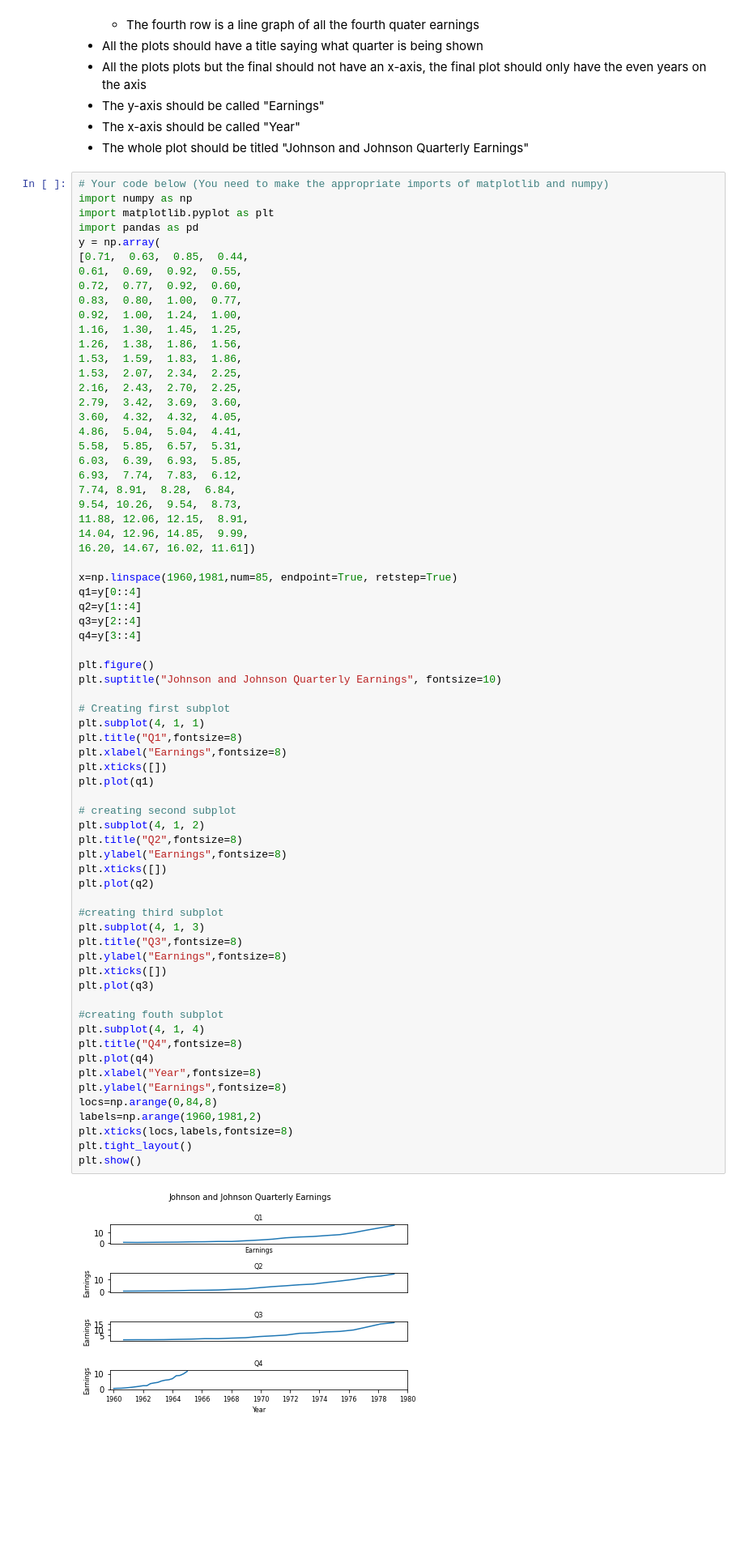
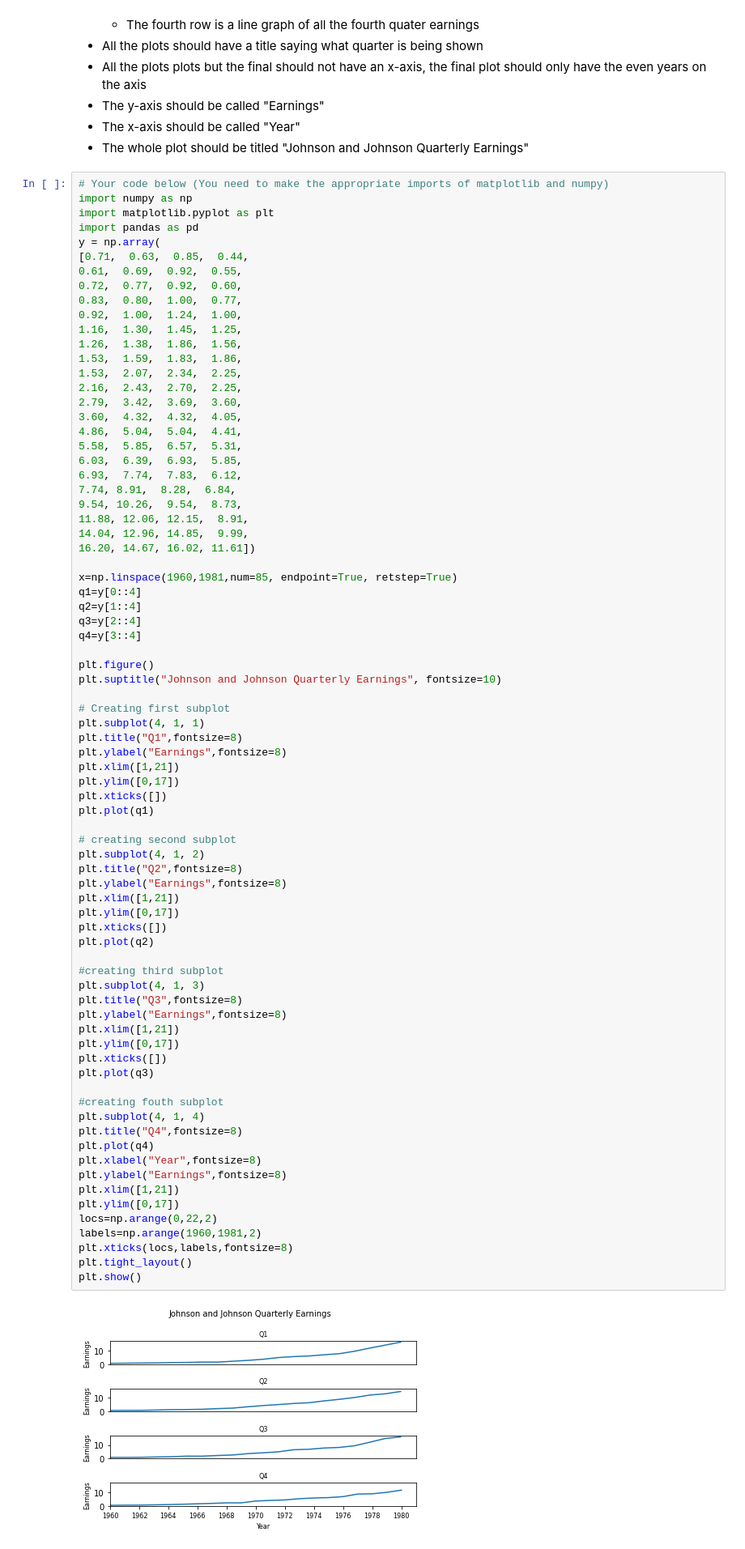
Before and after one commit to Vurimindi2021/ds-precourse-faceting, a Jupyter notebook: notebooks/faceting.ipynb, the cells around one changed output. Shown at 81% size. Drawn from its saved outputs; the diff is of its cells as text; blank space fills up the shorter version.

Commit message:
This is a new commit after making changes to Xlim & Ylim

```diff
--- a/notebooks/faceting.ipynb
+++ b/notebooks/faceting.ipynb
@@ -93,37 +93,45 @@ plt.suptitle("Johnson and Johnson Quarterly Earnings", fontsize=10)
 # Creating first subplot
 plt.subplot(4, 1, 1)
 plt.title("Q1",fontsize=8)
-plt.xlabel("Earnings",fontsize=8)
+plt.ylabel("Earnings",fontsize=8)
+plt.xlim([1,21])
+plt.ylim([0,17])
 plt.xticks([])
 plt.plot(q1)
 
 # creating second subplot
 plt.subplot(4, 1, 2)
 plt.title("Q2",fontsize=8)
 plt.ylabel("Earnings",fontsize=8)
+plt.xlim([1,21])
+plt.ylim([0,17])
 plt.xticks([])
 plt.plot(q2)
 
 #creating third subplot
 plt.subplot(4, 1, 3)
 plt.title("Q3",fontsize=8)
 plt.ylabel("Earnings",fontsize=8)
+plt.xlim([1,21])
+plt.ylim([0,17])
 plt.xticks([])
 plt.plot(q3)
 
 #creating fouth subplot
 plt.subplot(4, 1, 4)
 plt.title("Q4",fontsize=8)
 plt.plot(q4)
 plt.xlabel("Year",fontsize=8)
 plt.ylabel("Earnings",fontsize=8)
-locs=np.arange(0,84,8)
+plt.xlim([1,21])
+plt.ylim([0,17])
+locs=np.arange(0,22,2)
 labels=np.arange(1960,1981,2)
 plt.xticks(locs,labels,fontsize=8)
 plt.tight_layout()
 plt.show()
 # %% [output]
-[figure, old version]
+[figure, new version]
 # %% [markdown]
 1. Once you're happy with your plot, paste your code in the cell below. Replace `plt.show()` with `plt.savefig('../images/jj_qrtr_earnings.png')` and execute the cell to export the image to a file
 
```
Also changed, not shown: parts of 3 cells of this notebook, 2 other files.
